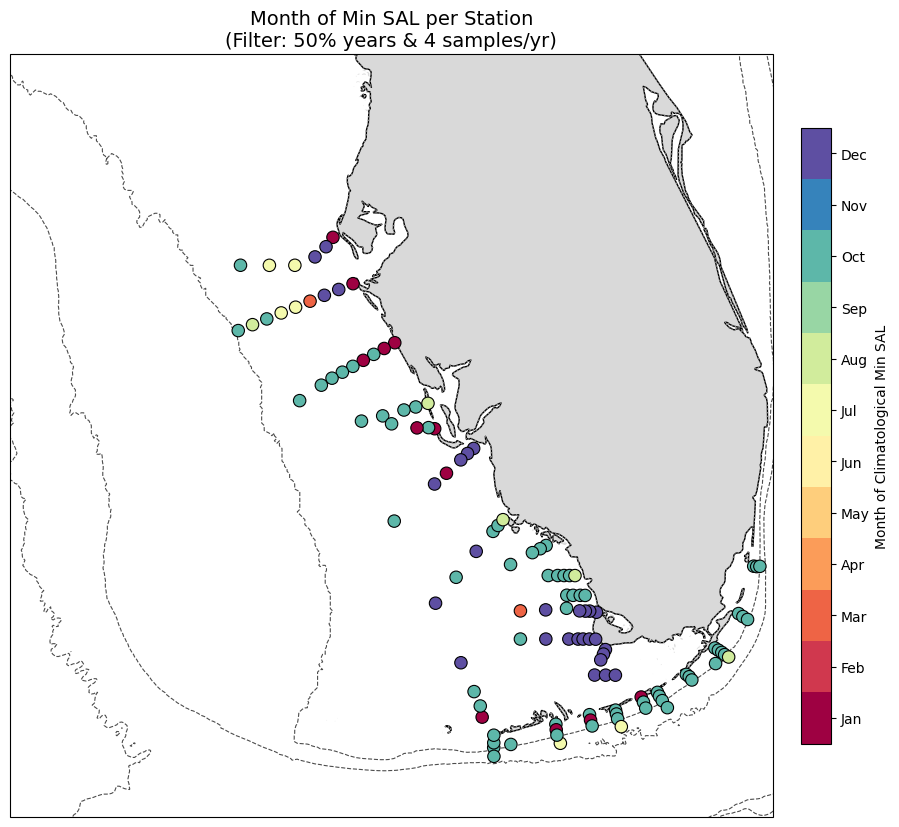
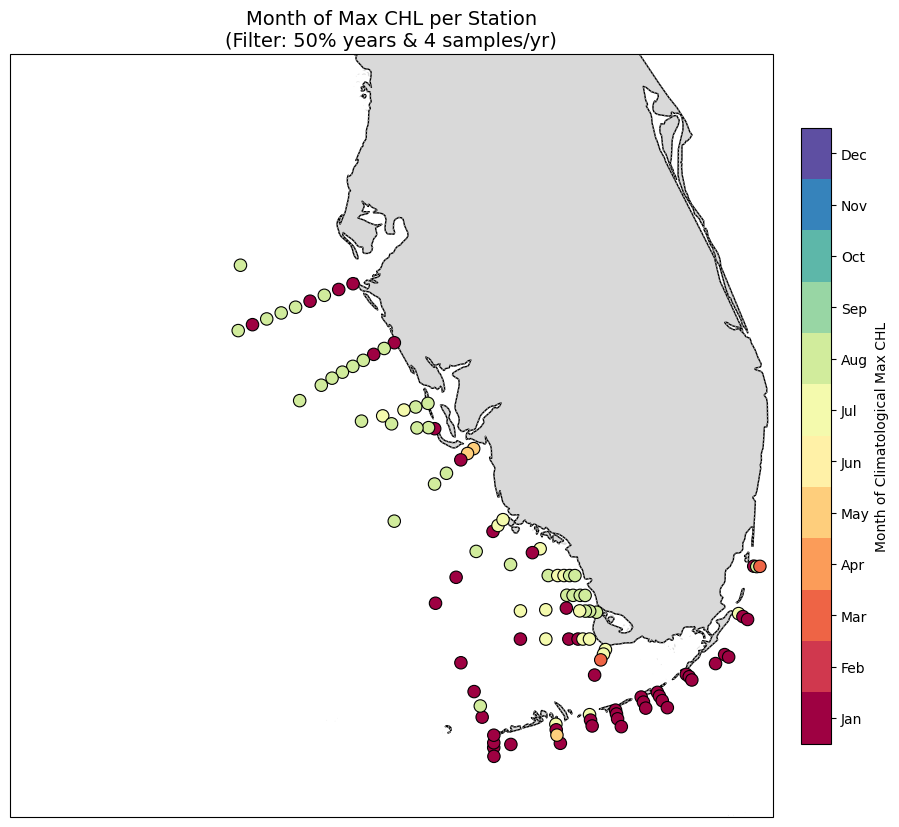
The change to this notebook cell's code, shown as a diff; its figure went from the first image to the second:
--- before
+++ after
@@ -6,6 +6,6 @@
 
 # --- 1. SETTINGS & PARAMETERS ---
-target_param = 'sal'            
-analysis_type = 'min'           
+target_param = 'chl'            
+analysis_type = 'max'           
 year_threshold = 0.5            
 min_samples_per_year = 4        
@@ -121,5 +121,5 @@
 plt.title(f'Distribution of {target_param.upper()} for Eligible Stations & Months')
 plt.ylabel(f'{target_param.upper()} Concentration')
-plt.ylim(30, 40)
+plt.ylim(0, 10)
 # plt.yscale('log')
 plt.grid(axis='y', linestyle='--', alpha=0.5)

Commit: Create precipitation.ipynb and change params in chla_phenology